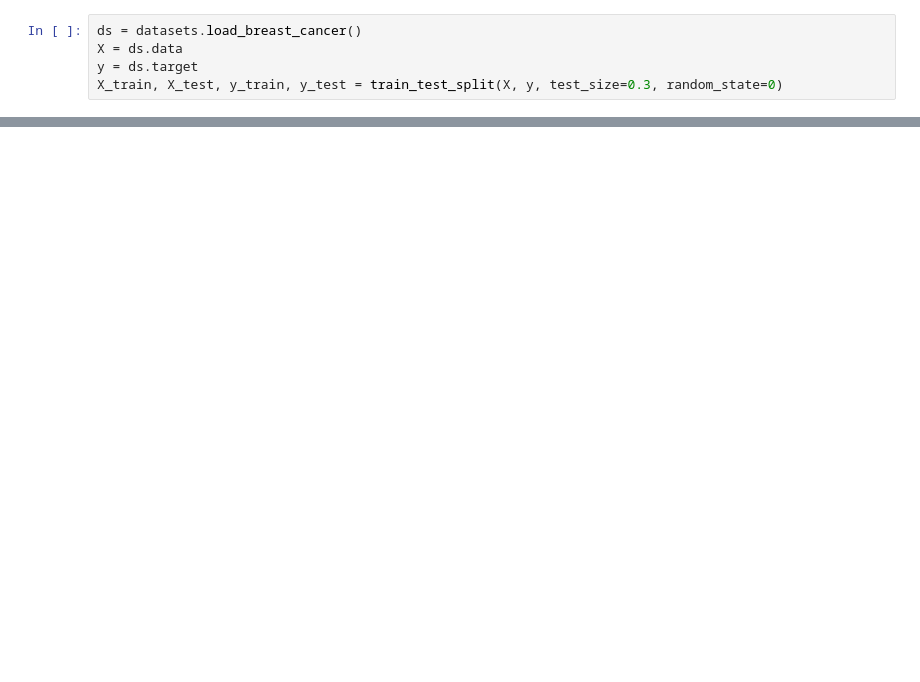
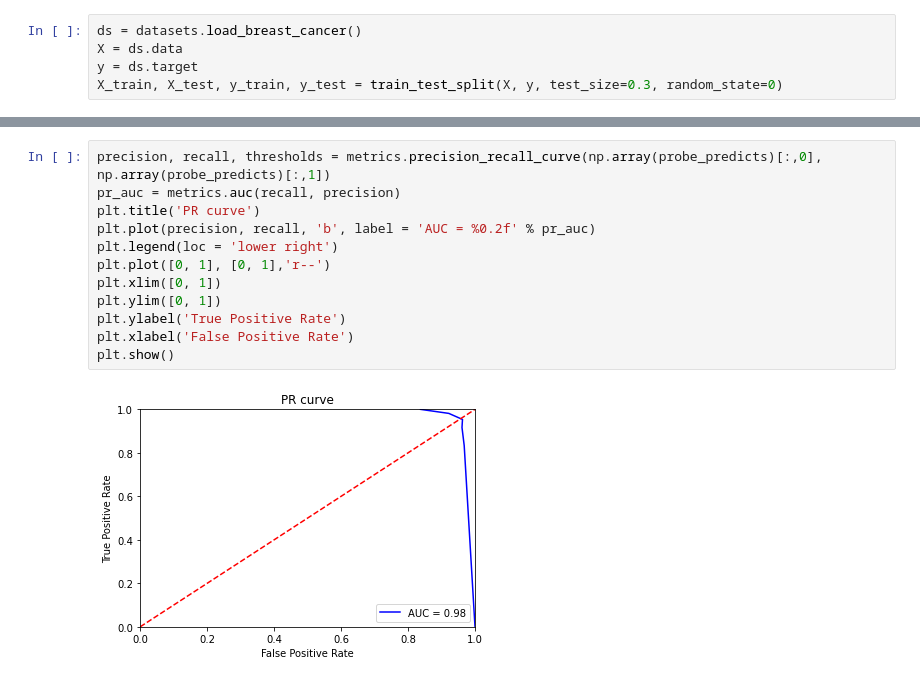
Before and after one commit to pishchev/MachineLearning, a Jupyter notebook: ROC_PR/ROC.ipynb, the cells around one changed output, grey strips where cells are left out. Cells and saved outputs as stored; diff of their text form; blank space fills up the shorter version.

```diff
--- a/ROC_PR/ROC.ipynb
+++ b/ROC_PR/ROC.ipynb
@@ -46,0 +66,14 @@ Area = 0.9686671860039563
+# %%
+precision, recall, thresholds = metrics.precision_recall_curve(np.array(probe_predicts)[:,0], np.array(probe_predicts)[:,1])
+pr_auc = metrics.auc(recall, precision)
+plt.title('PR curve')
+plt.plot(precision, recall, 'b', label = 'AUC = %0.2f' % pr_auc)
+plt.legend(loc = 'lower right')
+plt.plot([0, 1], [0, 1],'r--')
+plt.xlim([0, 1])
+plt.ylim([0, 1])
+plt.ylabel('True Positive Rate')
+plt.xlabel('False Positive Rate')
+plt.show()
+# %% [output]
+[figure, added]
```
Also changed, not shown: parts of 5 cells of this notebook, 4 other files.
